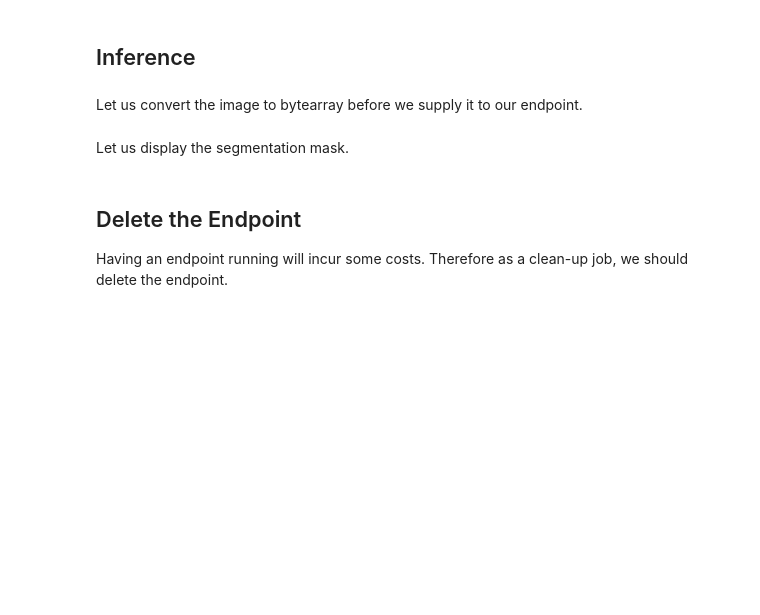
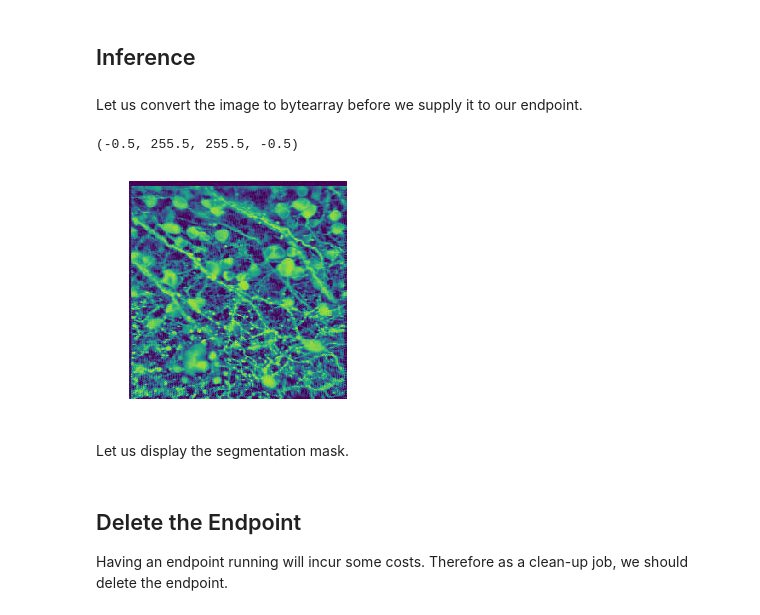
Before and after one commit to NoahDolev/Segment2P_Old, a Jupyter notebook: TrainFromScratch_Example.ipynb, the cells around one changed output. Saved outputs shown, nothing was run; the diff lists cells and outputs as text; code cells hidden in the pictures; blank space fills up the shorter version.

```diff
--- a/TrainFromScratch_Example.ipynb
+++ b/TrainFromScratch_Example.ipynb
@@ -224,21 +458,29 @@ Let us convert the image to bytearray before we supply it to our endpoint.
 # %%
 import matplotlib.pyplot as plt
 import PIL
-
-filename = "/home/ec2-user/SageMaker/images/190128_LD2_cleaned_ver1.tif"
-# filename = "/home/ec2-user/SageMaker/images/set10_raw.jpg"
-im = imread(filename)
+from PIL import Image
+import io
+clahe = cv2.createCLAHE(clipLimit=3.0, tileGridSize=(8,8))
+# images/liorp_181106_2_raw.jpg
+# filename = "/home/ec2-user/SageMaker/images/190128_LD2_cleaned_ver1.tif"
+filename = "/home/ec2-user/SageMaker/images/liorp_181106_2_raw.jpg"
+# im = pngread(filename)
+# im = clahe.apply(im)
+im,_ = rolling_ball_filter(im, ball_radius = 20, spacing = 1, top=False)
+im =  cv2.resize(im, (256,256), interpolation = cv2.INTER_AREA)
 num = int(''.join(filter(str.isdigit, str(im.dtype)))) - 1
-im = img_as_ubyte(exposure.rescale_intensity(im, out_range=(0, 2**num - 1)))
 im = img_as_ubyte(exposure.rescale_intensity(im, out_range=(0, 2**num - 1)))
 pngsave(filename.replace('tif','jpg'), im)
 
-%matplotlib inline
-plt.imshow(im)
-plt.axis('off')
-with open(filename, 'rb') as image:
+with open(filename.replace('tif','jpg'), 'rb') as image:
     img = image.read()
     img = bytearray(img)
+
+plt.imshow(Image.open(io.BytesIO(img)))
+plt.axis('off')
+# %% [output]
+(-0.5, 255.5, 255.5, -0.5)
+[figure, added]
 # %%
 %%time
 ss_predictor.content_type = 'image/jpeg'
```
Also changed, not shown: parts of 21 cells of this notebook, 4 other files.
